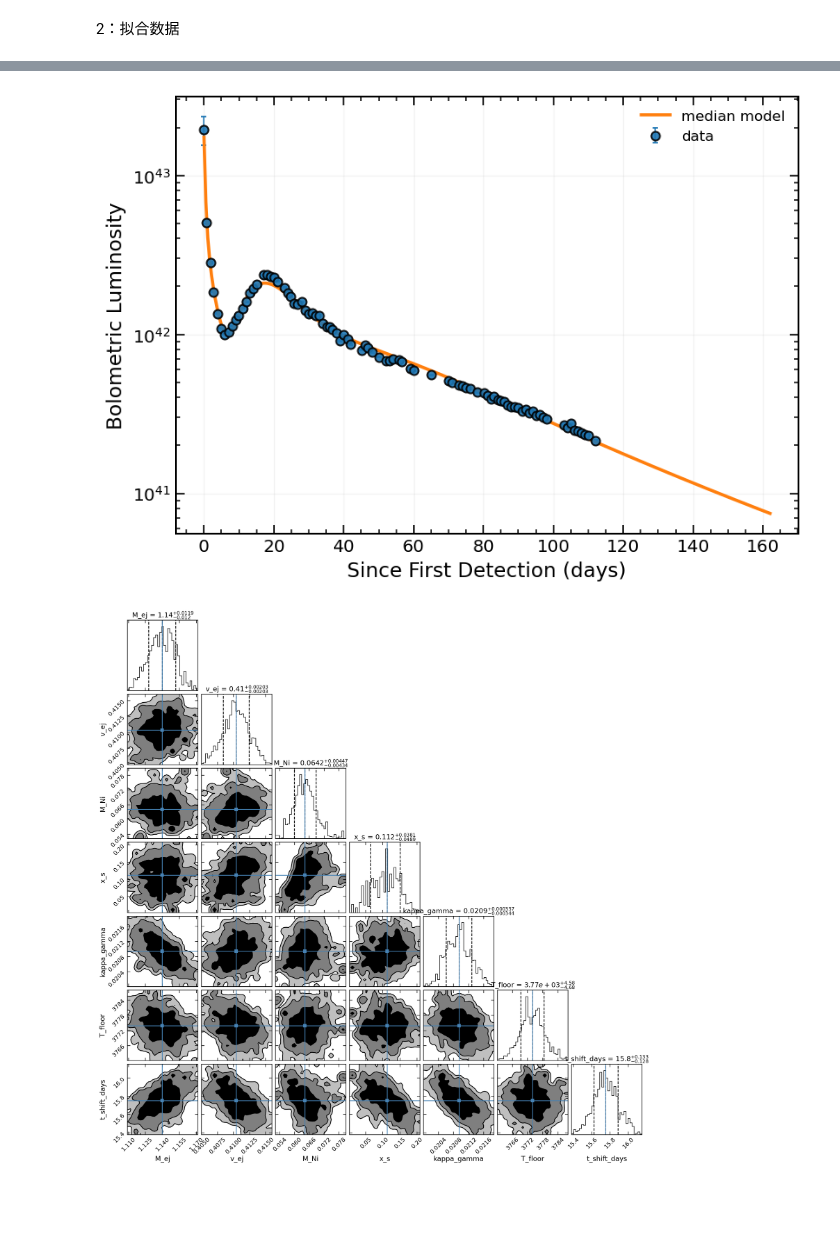
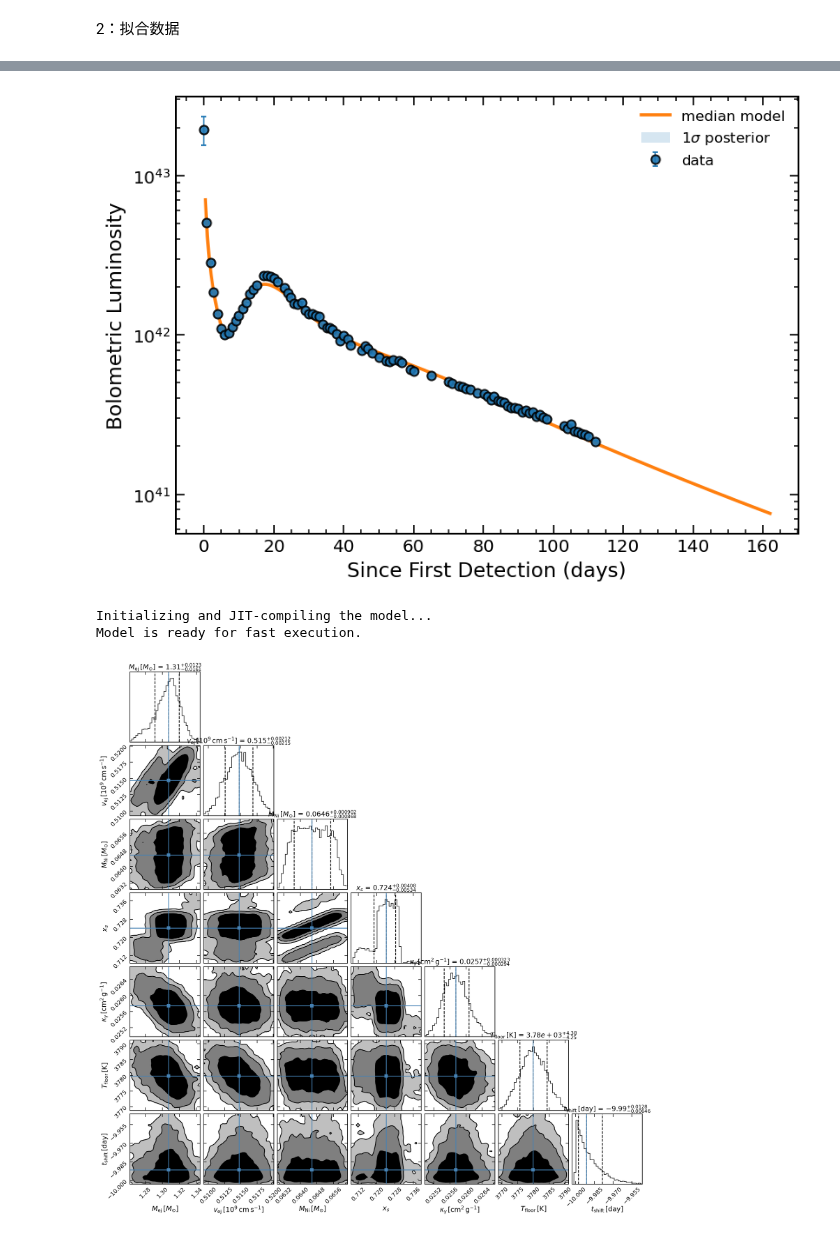
Before and after one commit to lijingyao123/TransFit, a Jupyter notebook: examples/tutorial.ipynb, the cells around one changed output, grey strips where cells are left out. Cells and saved outputs as stored; diff of their text form; code cells hidden in the pictures; blank space fills up the shorter version.

```diff
--- a/examples/tutorial.ipynb
+++ b/examples/tutorial.ipynb
@@ -131,5 +129,5 @@ FileNotFoundError: [Errno 2] No such file or directory: '/Users/zyh/Desktop/Tran
 # %%
-# tf.plot.fit_bol(res_bol, data=data_bol_tf)
+tf.plot.fit_bol(res_bol, data=data_bol_tf,show_1sigma=True)
 # %% [output]
-[figure, old version]
+[figure, new version]
 # %%
@@ -196,48 +194,51 @@ FileNotFoundError: [Errno 2] No such file or directory: '/Users/zyh/Desktop/Tran
 # %%
 
 
-# # 观测数据（你已有 data: MultiBandData）
-# # ctx
-# filters = {"B": 6.8e14, "V": 5.5e14, "R": 4.7e14, "I": 3.9e14}  # 滤波器参数
-# ctx = tf.Context(distance=tf.Distance(z=0.001728), filters=filters, y_kind="mag")  #组装cxt
+# 观测数据（你已有 data: MultiBandData）
+# ctx
+filters = {"B": 6.8e14, "V": 5.5e14, "R": 4.7e14, "I": 3.9e14}  # 滤波器参数
+ctx = tf.Context(distance=tf.Distance(z=0.001728), filters=filters, y_kind="mag")  #组装cxt
 
 
-
-# # res = tf.fit_multiband(
-# #     data=data,
-# #     model="ni",
-# #     ctx=ctx,
-# #     sampler_kwargs=dict(
-# #         nwalkers=40, nsteps=5000, burnin=300, thin=10,
-# #         seed=123, progress=True,
-# #     ),
-# #     model_kwargs=dict(Nx=100, Ny=1000, t_max_days=float(np.max(data.t_days) + 50))
-# # )
 
 # res = tf.fit_multiband(
 #     data=data,
 #     model="ni",
 #     ctx=ctx,
-#     priors={
-#         "M_ej": (1, 5),
-#         "v_ej": (0.3, 3.0),
-#         "M_Ni": (0.01, 0.5),
-#         "T_floor": (3000, 8000),
-#     },
-#     fixed={"kappa0": 0.1},
 #     sampler_kwargs=dict(
 #         nwalkers=40, nsteps=5000, burnin=300, thin=10,
 #         seed=123, progress=True,
 #     ),
 #     model_kwargs=dict(Nx=100, Ny=1000, t_max_days=float(np.max(data.t_days) + 50))
-# )   ##可以自定义先验范围和固定参数
+# )
+
+res = tf.fit_multiband(
+    data=data,
+    model="ni",
+    ctx=ctx,
+    priors={
+        "M_ej": (1, 5),
+        "v_ej": (0.3, 3.0),
+        "M_Ni": (0.01, 0.5),
+        "T_floor": (3000, 8000),
+    },
+    fixed={"kappa0": 0.1},
+    sampler_kwargs=dict(
+        nwalkers=40, nsteps=5000, burnin=300, thin=10,
+        seed=123, progress=True,
+    ),
+    model_kwargs=dict(Nx=100, Ny=1000, t_max_days=float(np.max(data.t_days) + 50))
+)   ##可以自定义先验范围和固定参数
+# %% [output]
+Initializing and JIT-compiling the model...
+Model is ready for fast execution.
 # %%
 # 保存和加载结果
 # path = tf.save(res,path="mcmc_out/fit_ni_test.npz")
 # res = tf.load("mcmc_out/fit_ni_test.npz")
 # %%
-##一键画图
-# tf.plot.corner(res)
+#一键画图
+tf.plot.corner(res)
 # %% [output]
-[figure, old version]
+[figure, new version]
 # %%
```
Also changed, not shown: parts of 12 cells of this notebook, 2 other files.
